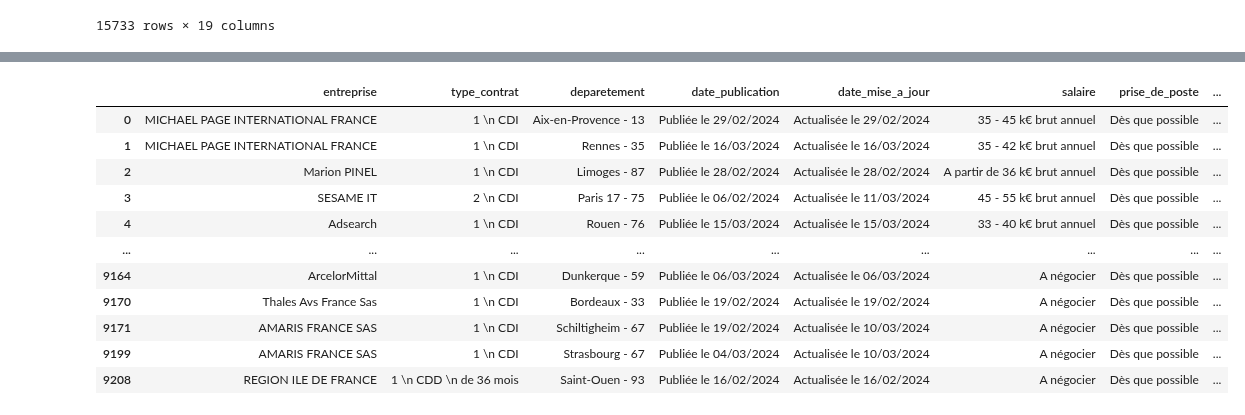
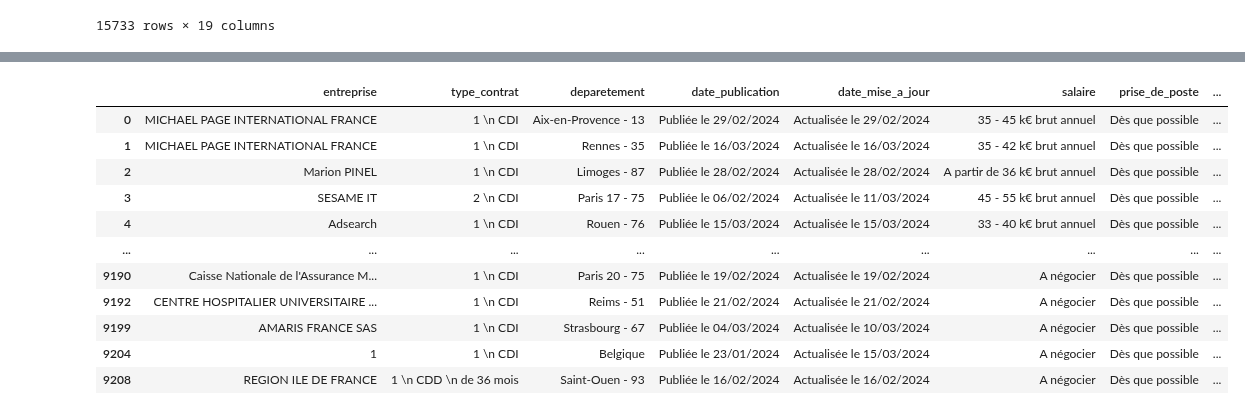
Before and after one commit to Racha1004/DALAS_projet, a Jupyter notebook: merging_all_datasets_from_APEC.ipynb, the cells around one changed output, grey strips where cells are left out. Cells and saved outputs as stored; diff of their text form; code cells hidden in the pictures.

```diff
--- a/merging_all_datasets_from_APEC.ipynb
+++ b/merging_all_datasets_from_APEC.ipynb
@@ -73,19 +31,96 @@ array(['Développeur', 'Architecte développement', 'Business developer',
 # %%
-metiers_a_filtrer = ['Data analyst', 'Chief Data Officer', 'Business analyst', 'Data engineer', 'Administrateur data center', 'Ingénieur développement BI', 'Administrateur de bases de données', 'Data scientist', 'Architecte Big Data', 'Web analyst','Chef de projet informatique décisionnelle', 'Ingénieur sécurité informatique', 'Ingénieur test et recettes', 'Architecte infrastructures', 'Responsable sécurité informatique',  'Chef de projet informatique', 'Développeur', 'Ingénieur système', 'Architecte développement', 'Administrateur système', 'Business developer', 'Ingénieur réseaux','Ingénieur informatique embarquée','Ingénieur traitement du signal' , 'Directeur de projets informatiques']
-
+metiers_a_filtrer = ['Data analyst',
+    'Chief Data Officer',
+    'Business analyst',
+    'Data engineer',
+    'Administrateur data center',
+    'Ingénieur développement BI',
+    'Administrateur de bases de données',
+    'Data scientist',
+    'Architecte Big Data',
+    'Web analyst',
+    'Chef de projet informatique décisionnelle',
+    'Ingénieur sécurité informatique',
+    'Ingénieur test et recettes',
+    'Architecte infrastructures',
+    'Responsable sécurité informatique',
+    'Chef de projet informatique',
+    'Développeur',
+    'Ingénieur système',
+    'Architecte développement',
+    'Administrateur système',
+    'Business developer',
+    'Ingénieur réseaux',
+    'Ingénieur informatique embarquée',
+    'Ingénieur traitement du signal' ,
+    'Directeur de projets informatiques',
+    'Ingénieur système',
+    'Développeur',
+    'Ingénieur sécurité informatique',
+    'Ingénieur en études et développement informatiques',
+    'Ingénieur réseaux',
+    'Ingénieur informatique industrielle',
+    'Ingénieur R&D',
+    'Chef de projet informatique',
+    'Architecte infrastructures',
+    'Ingénieur informatique embarquée',
+    'Administrateur système',
+    'Ingénieur test et essai',
+    'Ingénieur télécoms',
+    'Business developer',
+    'Ingénieur calcul et structure',
+    'Ingénieur qualité',
+    'Ingénieur process',
+    'Consultant technique progiciel',
+    'Ingénieur d\'affaires en informatique',
+    'Chef de projet travaux',
+    'Analyste financier',
+    'Architecte développement',
+    'Responsable informatique',
+    'Chef de projet Agile',
+    'Ingénieur test et recettes',
+    'Ingénieur de maintenance informatique',
+    'Ingénieur intégration progiciel',
+    'Administrateur réseaux',
+    'Ingénieur de production informatique',
+    'Architecte système',
+    'Administrateur de bases de données',
+    'Responsable sécurité informatique',
+    'Business manager',
+    'Chef de projet digital',
+    'Architecte réseaux',
+    'Project management officer',
+    'Chef de projet R&D',
+    'Chef de projet fonctionnel web',
+    'Data engineer',
+    'Directeur de projets informatiques',
+    'Consultant en cybersécurité',
+    'Business analyst',
+    'Chief Data Officer',
+    'Data analyst',
+    'Administrateur data center',
+    'Ingénieur développement BI',
+    'Data scientist',
+    'Délégué à la protection des données',
+    'Pricing analyst',
+    'Statisticien',
+    'Architecte Big Data'
+]
+pd.reset_option('display.max_columns')
+pd.reset_option('display.max_rows')
 # Filtrer les lignes où la colonne "métier" contient l'un des métiers de la liste
 df_filtre = concatenated_df[concatenated_df['metier'].isin(metiers_a_filtrer)]
 df_filtre
 # %% [output]
 |  | entreprise | type_contrat | deparetement | date_publication | date_mise_a_jour | salaire | prise_de_poste | ... |
 | 0 | MICHAEL PAGE INTERNATIONAL FRANCE | 1 \n CDI | Aix-en-Provence - 13 | Publiée le 29/02/2024 | Actualisée le 29/02/2024 | 35 - 45 k€ brut annuel | Dès que possible | ... |
 | 1 | MICHAEL PAGE INTERNATIONAL FRANCE | 1 \n CDI | Rennes - 35 | Publiée le 16/03/2024 | Actualisée le 16/03/2024 | 35 - 42 k€ brut annuel | Dès que possible | ... |
 | 2 | Marion PINEL | 1 \n CDI | Limoges - 87 | Publiée le 28/02/2024 | Actualisée le 28/02/2024 | A partir de 36 k€ brut annuel | Dès que possible | ... |
 | 3 | SESAME IT | 2 \n CDI | Paris 17 - 75 | Publiée le 06/02/2024 | Actualisée le 11/03/2024 | 45 - 55 k€ brut annuel | Dès que possible | ... |
 | 4 | Adsearch | 1 \n CDI | Rouen - 76 | Publiée le 15/03/2024 | Actualisée le 15/03/2024 | 33 - 40 k€ brut annuel | Dès que possible | ... |
 | ... | ... | ... | ... | ... | ... | ... | ... | ... |
-| 9164 | ArcelorMittal | 1 \n CDI | Dunkerque - 59 | Publiée le 06/03/2024 | Actualisée le 06/03/2024 | A négocier | Dès que possible | ... |
-| 9170 | Thales Avs France Sas | 1 \n CDI | Bordeaux - 33 | Publiée le 19/02/2024 | Actualisée le 19/02/2024 | A négocier | Dès que possible | ... |
-| 9171 | AMARIS FRANCE SAS | 1 \n CDI | Schiltigheim - 67 | Publiée le 19/02/2024 | Actualisée le 10/03/2024 | A négocier | Dès que possible | ... |
+| 9190 | Caisse Nationale de l'Assurance M... | 1 \n CDI | Paris 20 - 75 | Publiée le 19/02/2024 | Actualisée le 19/02/2024 | A négocier | Dès que possible | ... |
+| 9192 | CENTRE HOSPITALIER UNIVERSITAIRE ... | 1 \n CDI | Reims - 51 | Publiée le 21/02/2024 | Actualisée le 21/02/2024 | A négocier | Dès que possible | ... |
 | 9199 | AMARIS FRANCE SAS | 1 \n CDI | Strasbourg - 67 | Publiée le 04/03/2024 | Actualisée le 10/03/2024 | A négocier | Dès que possible | ... |
+| 9204 | 1 | 1 \n CDI | Belgique | Publiée le 23/01/2024 | Actualisée le 15/03/2024 | A négocier | Dès que possible | ... |
 | 9208 | REGION ILE DE FRANCE | 1 \n CDD \n de 36 mois | Saint-Ouen - 93 | Publiée le 16/02/2024 | Actualisée le 16/02/2024 | A négocier | Dès que possible | ... |
```
Also changed, not shown: parts of 4 cells of this notebook, 2 other files.
